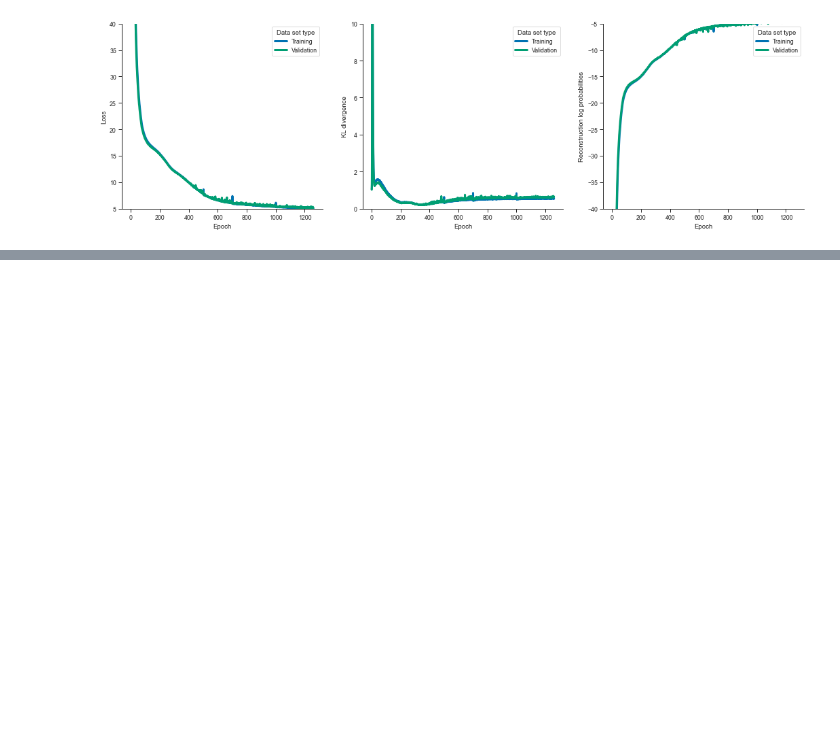
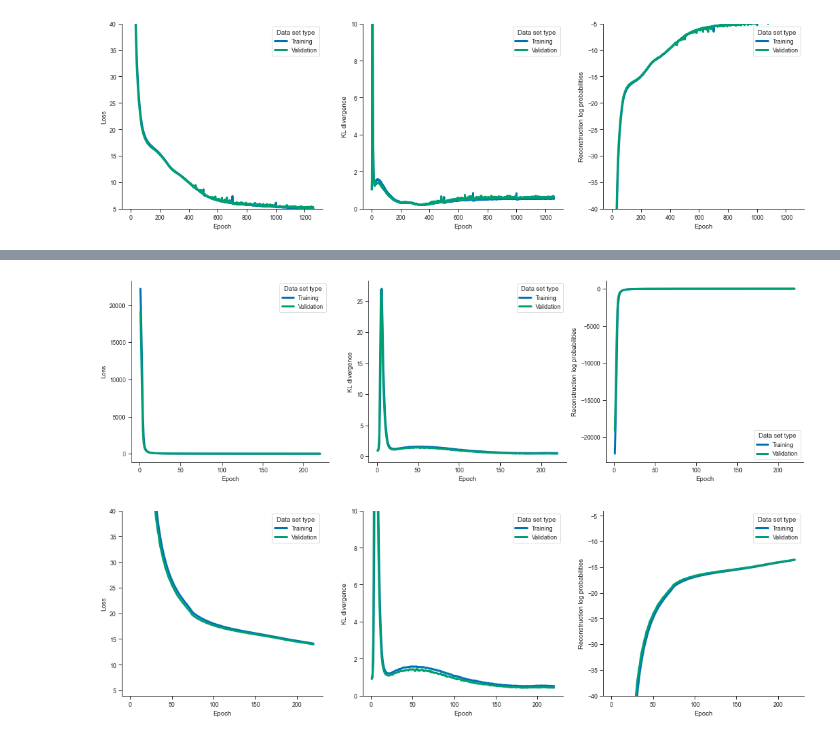
Before and after one commit to ThordurPall/vessel-trajectory-anomaly-detection, a Jupyter notebook: notebooks/Model Training/Learning Curves/Continuous Representation/Bornholm/Explore Training & Validation Curves - Fishing Vessels Diagonal Gaussian.ipynb, the cells around one changed output, grey strips where cells are left out. Cells and saved outputs as stored; diff of their text form; code cells hidden in the pictures; blank space fills up the shorter version.

```diff
--- a/notebooks/Model Training/Learning Curves/Continuous Representation/Bornholm/Explore Training & Validation Curves - Fishing Vessels Diagonal Gaussian.ipynb
+++ b/notebooks/Model Training/Learning Curves/Continuous Representation/Bornholm/Explore Training & Validation Curves - Fishing Vessels Diagonal Gaussian.ipynb
@@ -285,0 +222,16 @@ summary_models.plot_curves(df_default, ylims=[(4, 40), (0, 10), (-40, -4)])
+# %%
+# Define the current setup
+generative_dist = "Isotropic_Gaussian"
+learning_rate = 0.00005
+scheduler_gamma = 0.75
+scheduler_milestones = [400, 600, 800, 1000, 1300]
+
+# Use the SummaryModels class
+summary_models = SummaryModels(file_name, generative_dist=generative_dist, learning_rate=learning_rate,
+                              scheduler_gamma=scheduler_gamma, scheduler_milestones=scheduler_milestones)
+df_default = summary_models.load_curves_df("LR: 0.00005, [400, 600, 800, 1000, 1300]")
+summary_models.plot_curves(df_default)
+summary_models.plot_curves(df_default, ylims=[(4, 40), (0, 10), (-40, -4)])
+# %% [output]
+[figure, added]
+[figure, added]
```
Also changed, not shown: parts of 13 cells of this notebook.
